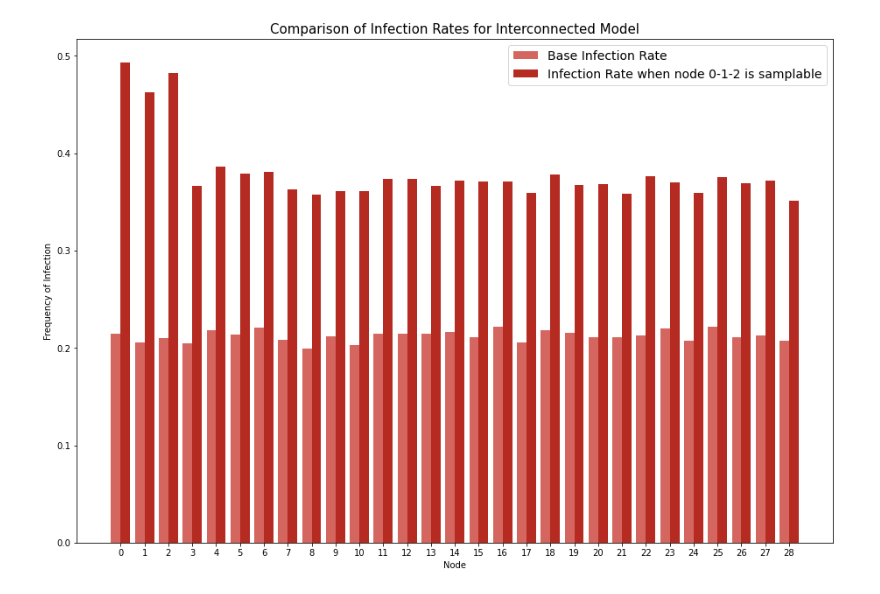
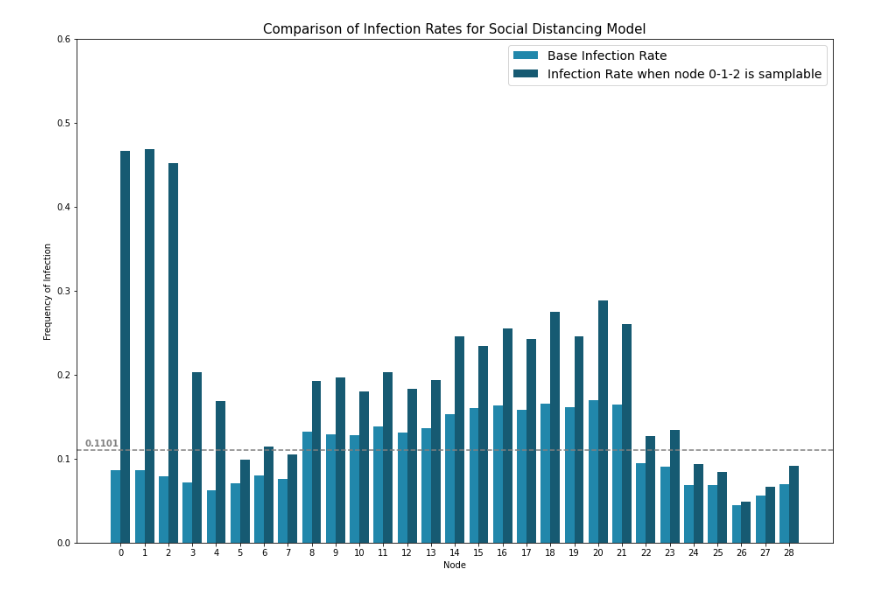
Before and after one commit to colincrowe/capstone, a Jupyter notebook: capstone_analyze.ipynb, the cells around one changed output. Cells and saved outputs as stored; diff of their text form; code cells hidden in the pictures.

```diff
--- a/capstone_analyze.ipynb
+++ b/capstone_analyze.ipynb
@@ -128,13 +107,0 @@ locs, labels = plt.xticks(X)
-# %%
-X = np.arange(29)
-fig = plt.figure()
-ax = fig.add_axes([0,0,2,2])
-ax.bar(X - 0.2, data[2], color = '#d4665f', width = 0.4)
-ax.bar(X + 0.2, data[3], color = '#b52a21', width = 0.4)
-ax.set_ylabel('Frequency of Infection', fontsize=10)
-ax.set_xlabel('Node', fontsize=10)
-plt.legend(['Base Infection Rate', 'Infection Rate when node 0-1-2 is samplable'],loc=1,prop={'size': 14})
-plt.title('Comparison of Infection Rates for Interconnected Model', fontsize=15)
-locs, labels = plt.xticks(X)
-# %% [output]
-[figure, removed]
@@ -140,0 +115,11 @@ locs, labels = plt.xticks(X)
+# %%
+make_graph([one, two],
+           '#2187ab',
+           '#165a72',
+           'Node',
+           'Frequency of Infection',
+           'Comparison of Infection Rates for Social Distancing Model',
+           ['Base Infection Rate', 'Infection Rate when node 0-1-2 is samplable'],
+           avg=sum(one)/len(one))
+# %% [output]
+[figure, added]
```
Also changed, not shown: parts of 48 cells of this notebook, 1 other file.
